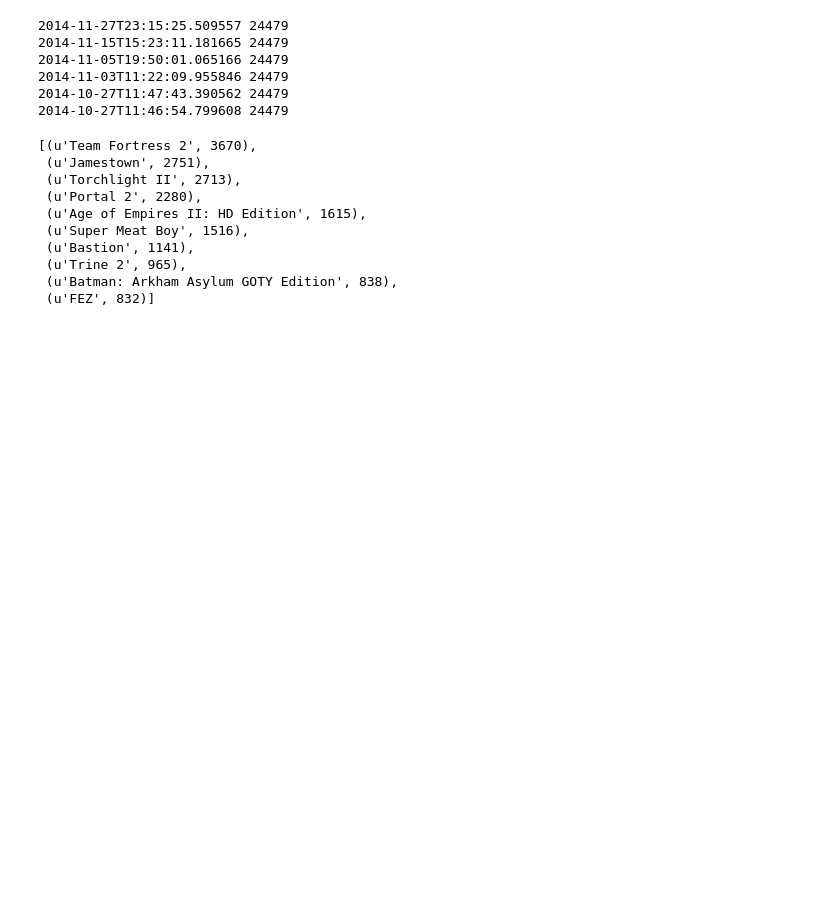
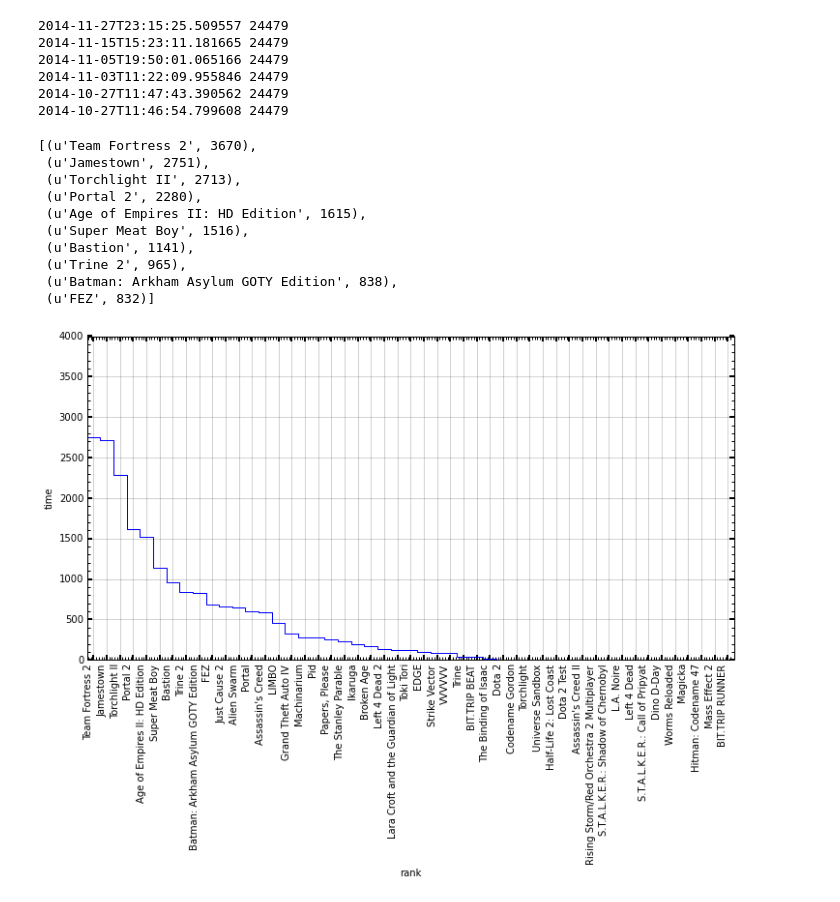
Before and after one commit to ajmendez/vapor, a Jupyter notebook: notebook/backup.ipynb, the cells around one changed output. Cells and saved outputs as stored; diff of their text form; code cells hidden in the pictures; blank space fills up the shorter version.

```diff
--- a/notebook/backup.ipynb
+++ b/notebook/backup.ipynb
@@ -33,3 +34,14 @@ c.most_common(10)
  (u'Trine 2', 965),
  (u'Batman: Arkham Asylum GOTY Edition', 838),
  (u'FEZ', 832)]
+# %%
+names, values = zip(*[x for x in c.most_common(50)])
+# %%
+setup(figsize=(12,6),
+      xlabel='rank', ylabel='time',
+      xtickv=np.arange(len(names))+0.5,
+      xticknames=names)
+pylab.step(np.arange(len(values)), values)
+pylab.setp(pylab.xticks()[1], rotation=90, ha='right');
+# %% [output]
+[figure, added]
```
Also changed, not shown: parts of 2 cells of this notebook.
